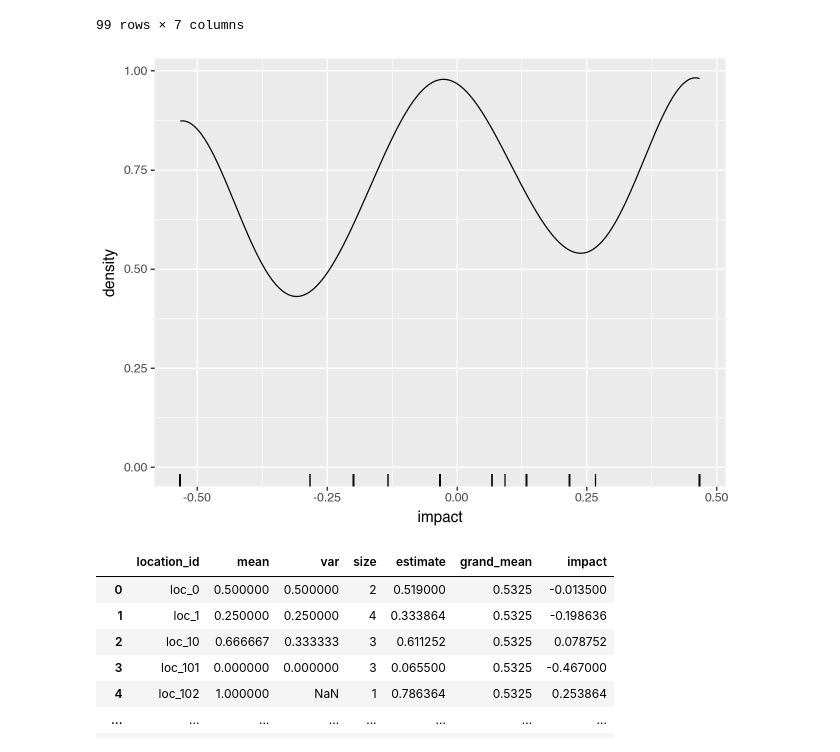
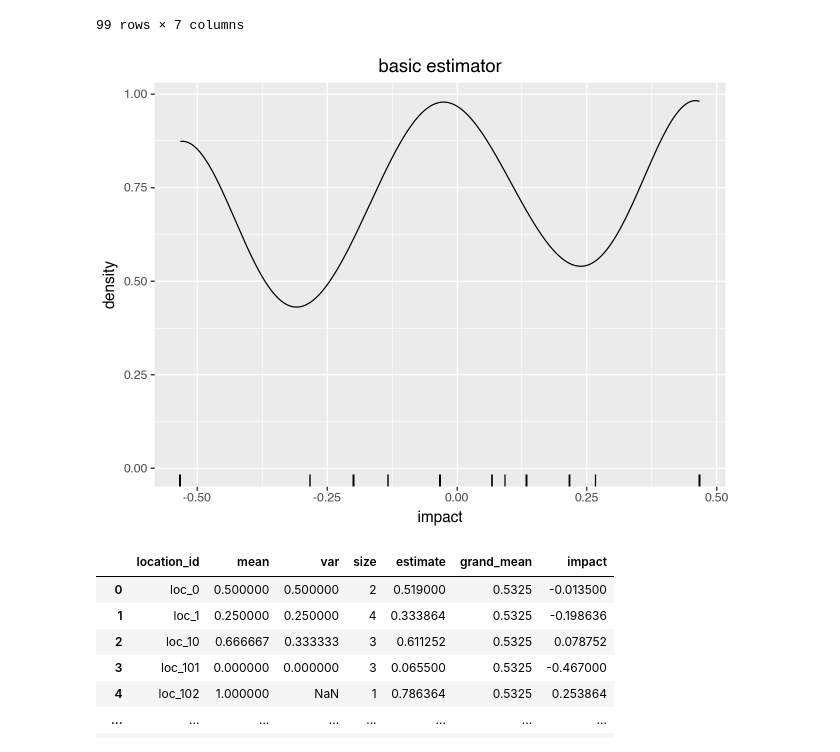
Before and after one commit to WinVector/pyvtreat, a Jupyter notebook: Examples/Pooling/PartialPoolingExample.ipynb, the cells around one changed output. Drawn from its saved outputs; the diff is of its cells as text; code cells hidden in the pictures.

```diff
--- a/Examples/Pooling/PartialPoolingExample.ipynb
+++ b/Examples/Pooling/PartialPoolingExample.ipynb
@@ -69,14 +69,15 @@ r.loc[
 # %%
 (
     ggplot(
         data=r,
         mapping=aes(x='impact'),
     )
     + geom_density()
     + geom_rug()
+    + ggtitle("basic estimator")
 )
 # %% [output]
-[figure, old version]
+[figure, new version]
 # %%
 r2 = pooled_effect_estimate(d)
 
```
Also changed, not shown: parts of 1 cell of this notebook, 19 other files.
